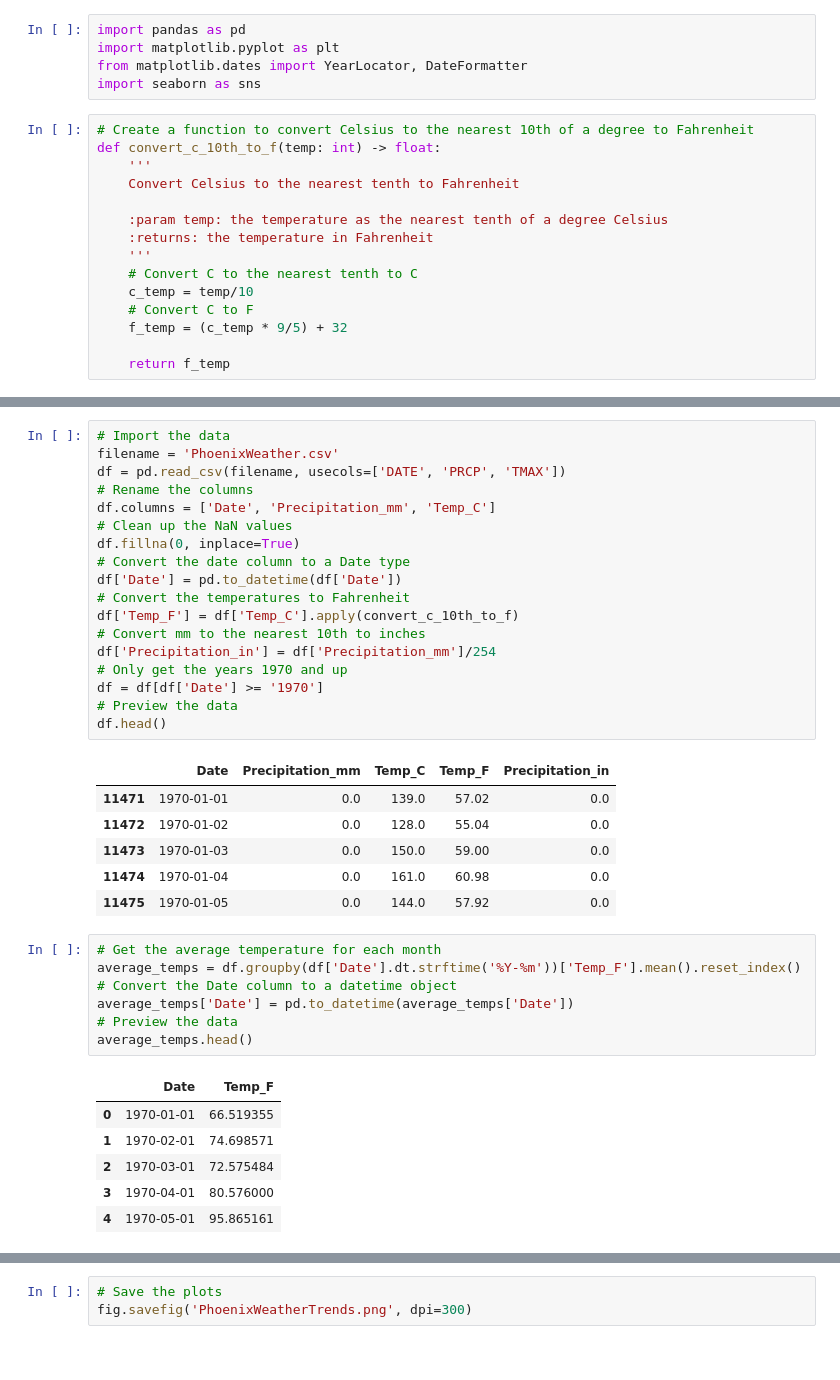
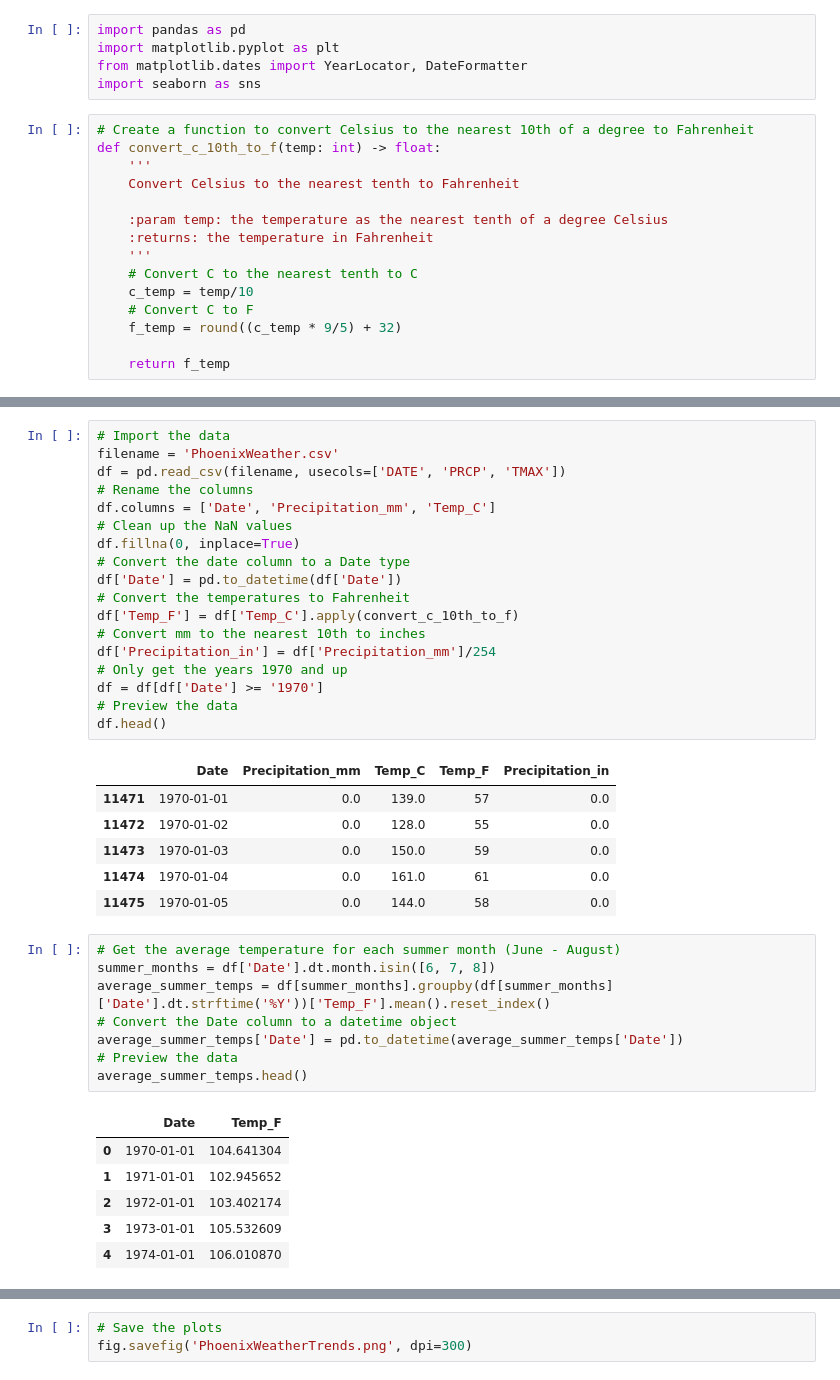
Before and after one commit to sch0lars/PhoenixClimateData, a Jupyter notebook: phoenix_weather.ipynb, the cells around one changed output, grey strips where cells are left out. Saved outputs shown, nothing was run; the diff lists cells and outputs as text.

```diff
--- a/phoenix_weather.ipynb
+++ b/phoenix_weather.ipynb
@@ -15,6 +15,6 @@ def convert_c_10th_to_f(temp: int) -> float:
     # Convert C to the nearest tenth to C
     c_temp = temp/10
     # Convert C to F
-    f_temp = (c_temp * 9/5) + 32
+    f_temp = round((c_temp * 9/5) + 32)
 
     return f_temp
@@ -38,25 +62,26 @@ df = df[df['Date'] >= '1970']
 df.head()
 # %% [output]
 |  | Date | Precipitation_mm | Temp_C | Temp_F | Precipitation_in |
-| 11471 | 1970-01-01 | 0.0 | 139.0 | 57.02 | 0.0 |
-| 11472 | 1970-01-02 | 0.0 | 128.0 | 55.04 | 0.0 |
-| 11473 | 1970-01-03 | 0.0 | 150.0 | 59.00 | 0.0 |
-| 11474 | 1970-01-04 | 0.0 | 161.0 | 60.98 | 0.0 |
-| 11475 | 1970-01-05 | 0.0 | 144.0 | 57.92 | 0.0 |
+| 11471 | 1970-01-01 | 0.0 | 139.0 | 57 | 0.0 |
+| 11472 | 1970-01-02 | 0.0 | 128.0 | 55 | 0.0 |
+| 11473 | 1970-01-03 | 0.0 | 150.0 | 59 | 0.0 |
+| 11474 | 1970-01-04 | 0.0 | 161.0 | 61 | 0.0 |
+| 11475 | 1970-01-05 | 0.0 | 144.0 | 58 | 0.0 |
 # %%
-# Get the average temperature for each month
-average_temps = df.groupby(df['Date'].dt.strftime('%Y-%m'))['Temp_F'].mean().reset_index()
+# Get the average temperature for each summer month (June - August)
+summer_months = df['Date'].dt.month.isin([6, 7, 8])
+average_summer_temps = df[summer_months].groupby(df[summer_months]['Date'].dt.strftime('%Y'))['Temp_F'].mean().reset_index()
 # Convert the Date column to a datetime object
-average_temps['Date'] = pd.to_datetime(average_temps['Date'])
+average_summer_temps['Date'] = pd.to_datetime(average_summer_temps['Date'])
 # Preview the data
-average_temps.head()
+average_summer_temps.head()
 # %% [output]
 |  | Date | Temp_F |
-| 0 | 1970-01-01 | 66.519355 |
-| 1 | 1970-02-01 | 74.698571 |
-| 2 | 1970-03-01 | 72.575484 |
-| 3 | 1970-04-01 | 80.576000 |
-| 4 | 1970-05-01 | 95.865161 |
+| 0 | 1970-01-01 | 104.641304 |
+| 1 | 1971-01-01 | 102.945652 |
+| 2 | 1972-01-01 | 103.402174 |
+| 3 | 1973-01-01 | 105.532609 |
+| 4 | 1974-01-01 | 106.010870 |
 # %%
 # Get the number of days with 100+ temps per year
 days_over_100 = df.groupby(df['Date'].dt.year)['Temp_F'].agg(lambda x: x.ge(100).sum())
```
Also changed, not shown: parts of 5 cells of this notebook.
